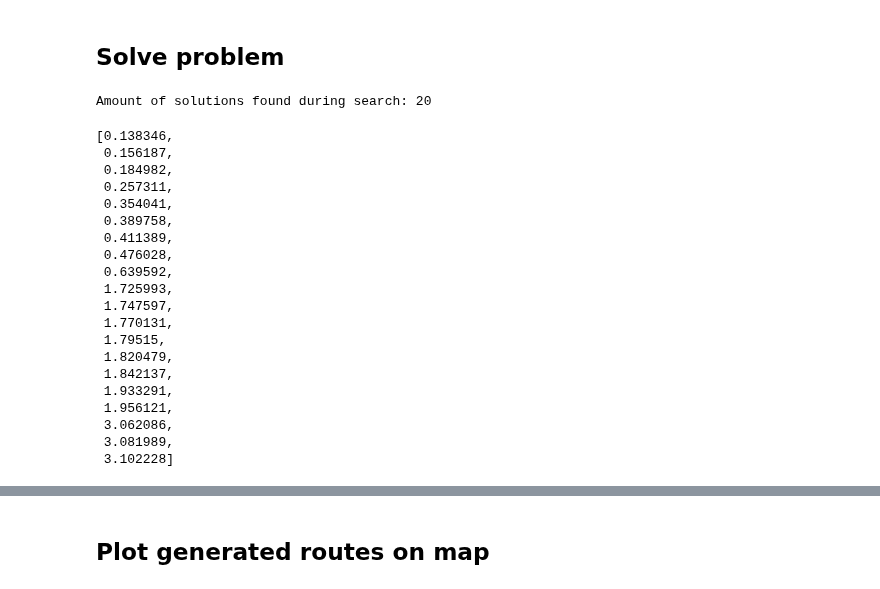
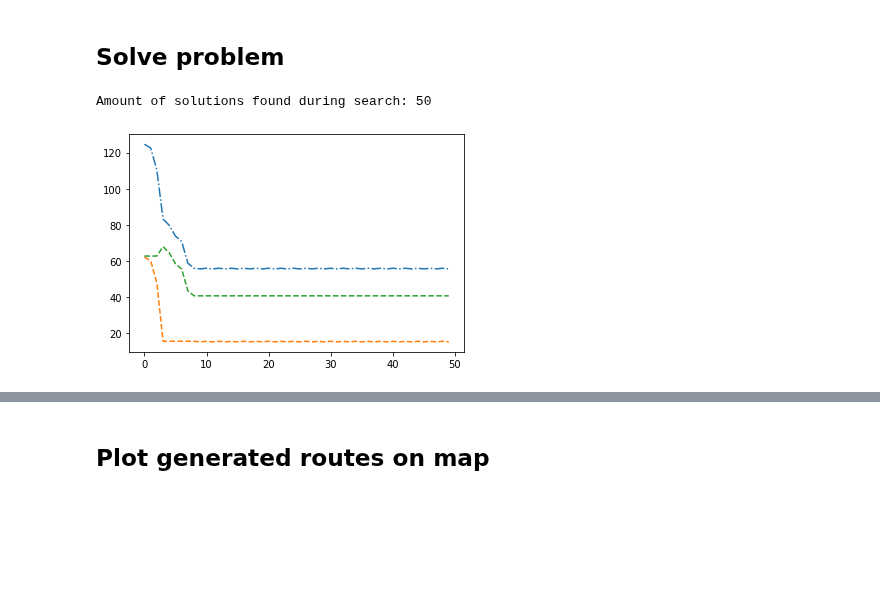
Before and after one commit to kallekj/Explorer, a Jupyter notebook: src/Router.ipynb, the cells around one changed output, grey strips where cells are left out. Drawn from its saved outputs; the diff is of its cells as text; code cells hidden in the pictures; blank space fills up the shorter version.

```diff
--- a/src/Router.ipynb
+++ b/src/Router.ipynb
@@ -295,35 +310,20 @@ optimizerSA.routing.AddSearchMonitor(collector)
 start_time = datetime.now()
 optimizerSA.solve_with_parameters()
 solutions = extract_all_solutions(collector)
-fuel_consumptions_TABU = calulate_search_costs(solutions,fuel_consumption_callback,starts)
-distances_TABU = calulate_search_costs(solutions,distance_callback,starts)
-searchTimes_TABU = list(map(lambda x: (x - start_time).total_seconds(),callback.solutionTimes))
+fuel_consumptions_SA = calulate_search_costs(solutions,fuel_consumption_callback,starts)
+distances_SA = calulate_search_costs(solutions,distance_callback,starts)
+searchTimes_SA = list(map(lambda x: (x - start_time).total_seconds(),callback.solutionTimes))
 print("Amount of solutions found during search: {} ".format(collector.SolutionCount()))
 # %% [output]
-Amount of solutions found during search: 20
+Amount of solutions found during search: 50
-# %%
-searchTimes_SA
-# %% [output]
-[0.138346,
- 0.156187,
- 0.184982,
- 0.257311,
- 0.354041,
- 0.389758,
- 0.411389,
- 0.476028,
- 0.639592,
- 1.725993,
- 1.747597,
- 1.770131,
- 1.79515,
- 1.820479,
- 1.842137,
- 1.933291,
- 1.956121,
- 3.062086,
- 3.081989,
- 3.102228]
+# %%
+
+plt.plot(fuel_consumptions_SA.sum(axis=1),label="SA",linestyle="-.")
+
+plt.plot(fuel_consumptions_SA,linestyle="--")
+plt.show()
+# %% [output]
+[figure, added]
 # %%
 fig, ax = plt.subplots(1, 2,figsize=(20,10))
 import math
```
Also changed, not shown: parts of 10 cells of this notebook, 4 other files.
